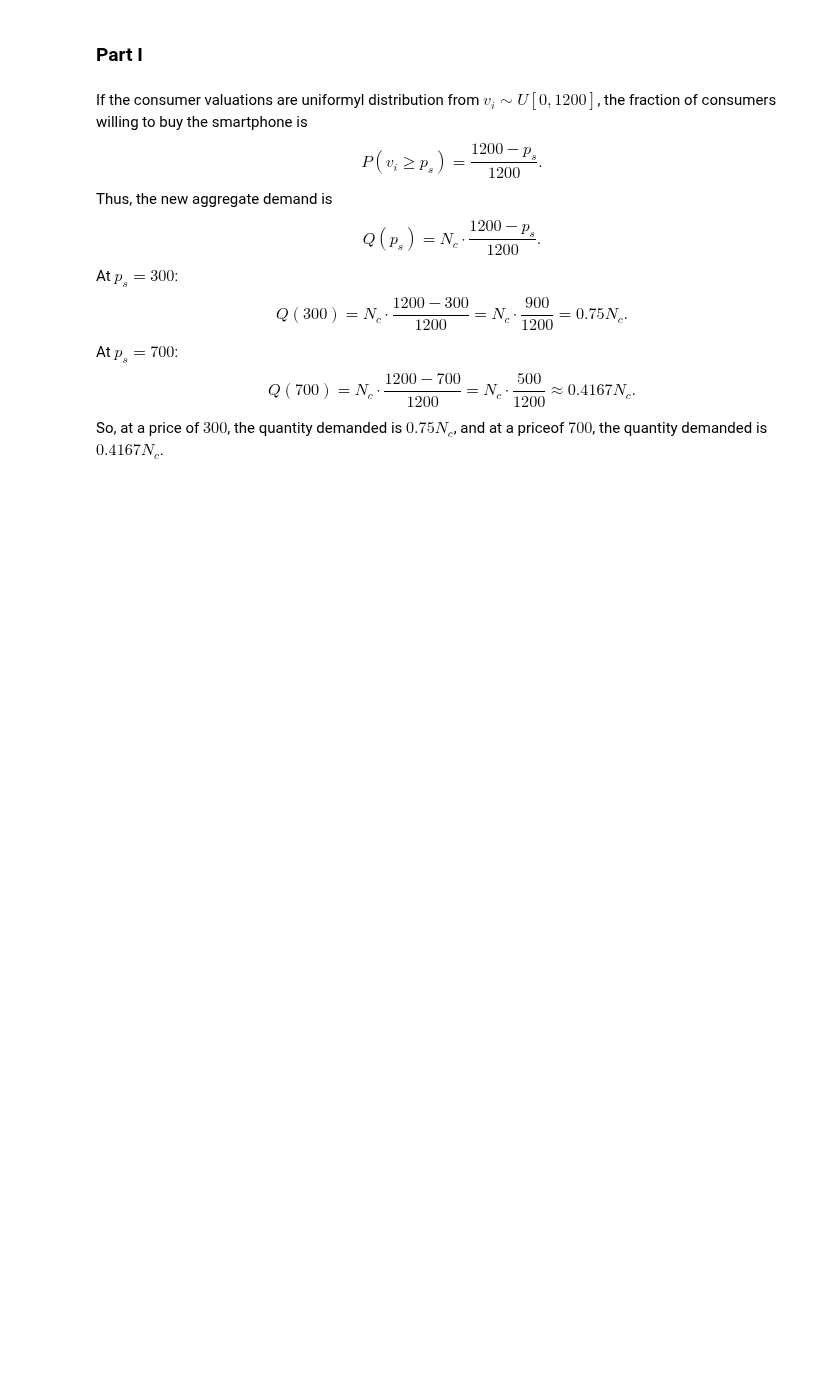
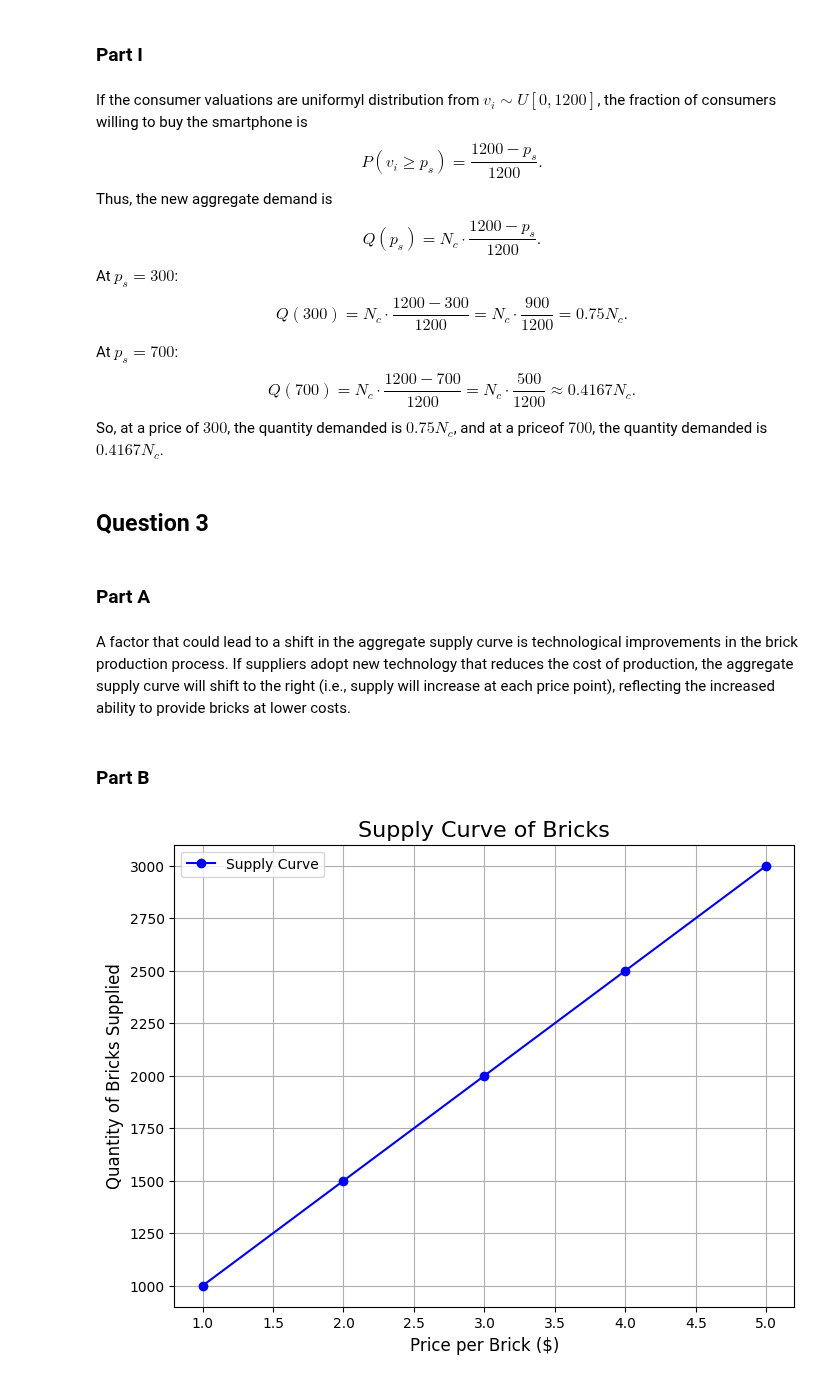
Before and after one commit to MariaChrysafis/Schoolwork, a Jupyter notebook: 14.01/pset1/main.ipynb, the cells around one changed output. Cells and saved outputs as stored; diff of their text form; code cells hidden in the pictures; blank space fills up the shorter version.

```diff
--- a/14.01/pset1/main.ipynb
+++ b/14.01/pset1/main.ipynb
@@ -100,3 +100,37 @@ $$Q(300) = N_c \cdot \frac{1200 - 300}{1200} = N_c \cdot \frac{900}{1200} = 0.75
 At $p_s = 700$:
 $$Q(700) = N_c \cdot \frac{1200 - 700}{1200} = N_c \cdot \frac{500}{1200} \approx 0.4167 N_c.$$
 So, at a price of $300$, the quantity demanded is $0.75N_c$, and at a priceof $700$, the quantity demanded is $0.4167N_c$.
+# %% [markdown]
+## Question 3
+# %% [markdown]
+### Part A
+# %% [markdown]
+A factor that could lead to a shift in the aggregate supply curve is technological improvements in the brick production process. If suppliers adopt new technology that reduces the cost of production, the aggregate supply curve will shift to the right (i.e., supply will increase at each price point), reflecting the increased ability to provide bricks at lower costs.
+# %% [markdown]
+### Part B
+# %%
+import sys
+import subprocess
+subprocess.check_call([sys.executable, "-m", "pip", "install", "matplotlib"], stdout=subprocess.DEVNULL, stderr=subprocess.DEVNULL)
+
+import matplotlib.pyplot as plt
+
+# Data points for the plot
+quantities = [1000, 1500, 2000, 2500, 3000]
+prices = [1, 2, 3, 4, 5]
+
+# Create the plot
+plt.figure(figsize=(8, 6))
+plt.plot(prices, quantities, marker='o', linestyle='-', color='b', label='Supply Curve')
+
+# Labeling the plot
+plt.title("Supply Curve of Bricks", fontsize=16)
+plt.xlabel("Price per Brick ($)", fontsize=12)
+plt.ylabel("Quantity of Bricks Supplied", fontsize=12)
+plt.grid(True)
+
+# Display the plot
+plt.legend()
+plt.show()
+# %% [output]
+[figure, added]
```
Also changed, not shown: parts of 8 cells of this notebook.
